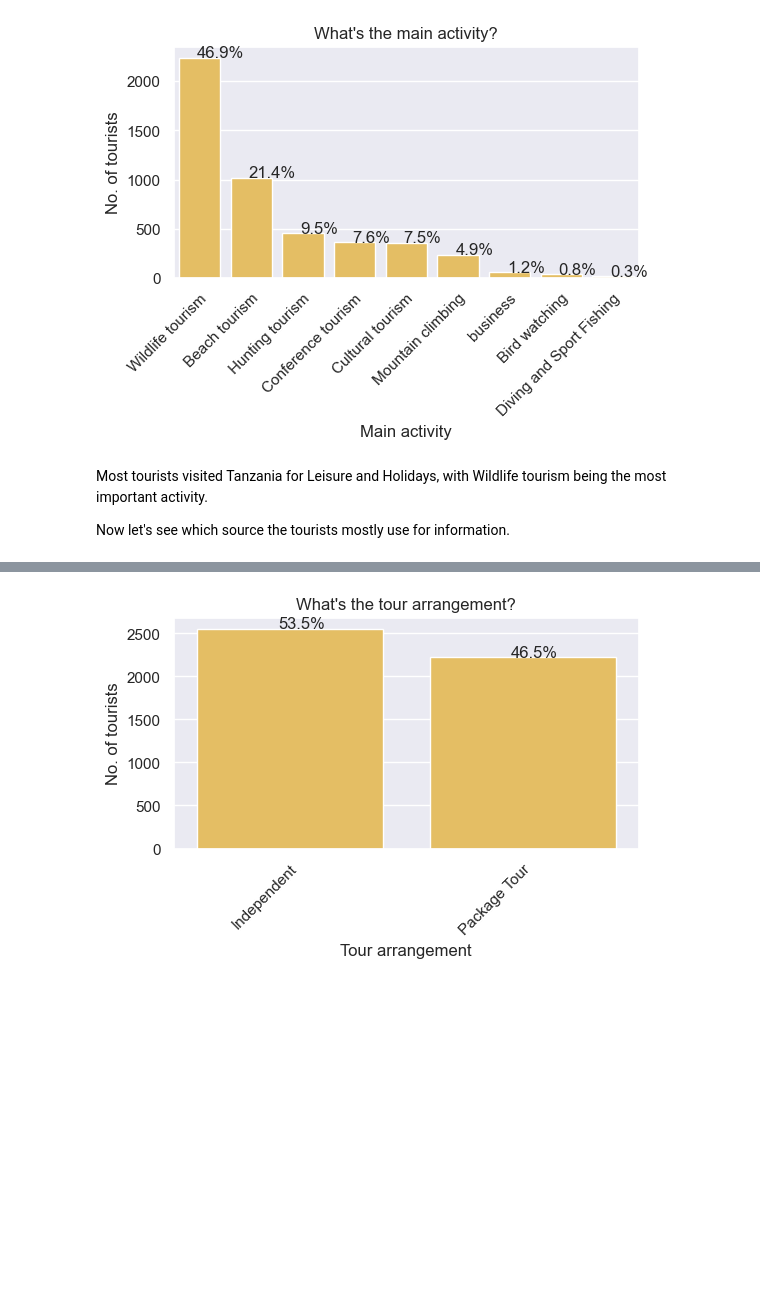
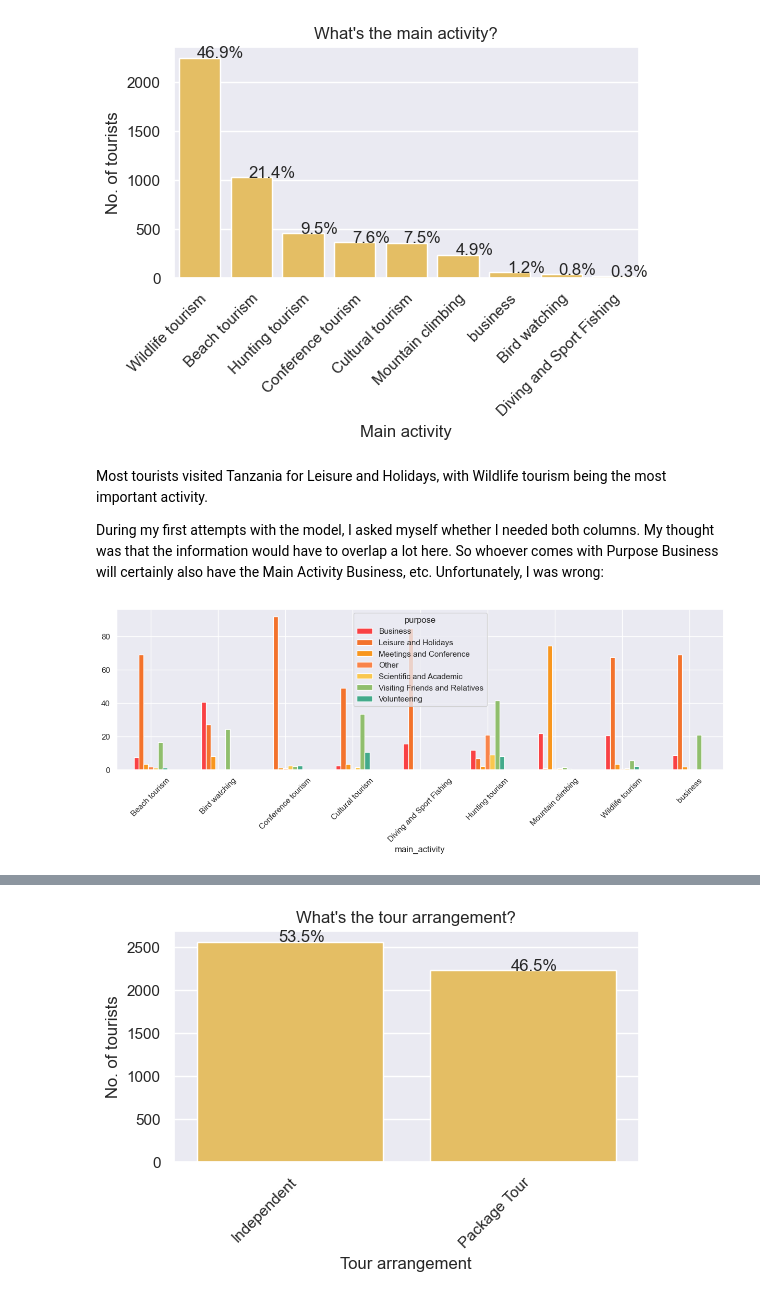
Before and after one commit to scheinmensch/Tanzania_Tourism_Prediction, a Jupyter notebook: EDA.ipynb, the cells around one changed output, grey strips where cells are left out. Cells and saved outputs as stored; diff of their text form; code cells hidden in the pictures; blank space fills up the shorter version.

```diff
--- a/EDA.ipynb
+++ b/EDA.ipynb
@@ -662,4 +690,9 @@ plt.ylabel('No. of tourists');
 # %% [markdown]
 Most tourists visited Tanzania for Leisure and Holidays, with Wildlife tourism being the most important activity.
 
-Now let's see which source the tourists mostly use for information.
+During my first attempts with the model, I asked myself whether I needed both columns. My thought was that the information would have to overlap a lot here. So whoever comes with Purpose Business will certainly also have the Main Activity Business, etc. Unfortunately, I was wrong:
+# %%
+purpose_activity = pd.crosstab(TZA['main_activity'], TZA['purpose'], normalize = 'index').mul(100).round(2)
+purpose_activity.plot.bar(figsize=(15,4), rot=45, color=cpal);
+# %% [output]
+[figure, added]
```
Also changed, not shown: parts of 29 cells of this notebook.
